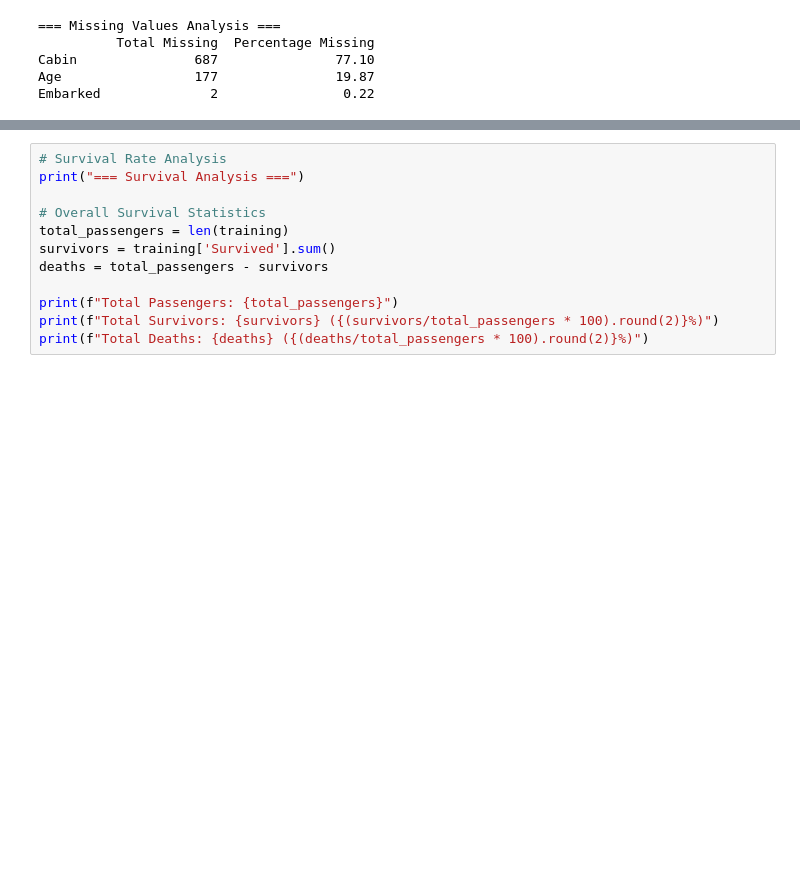
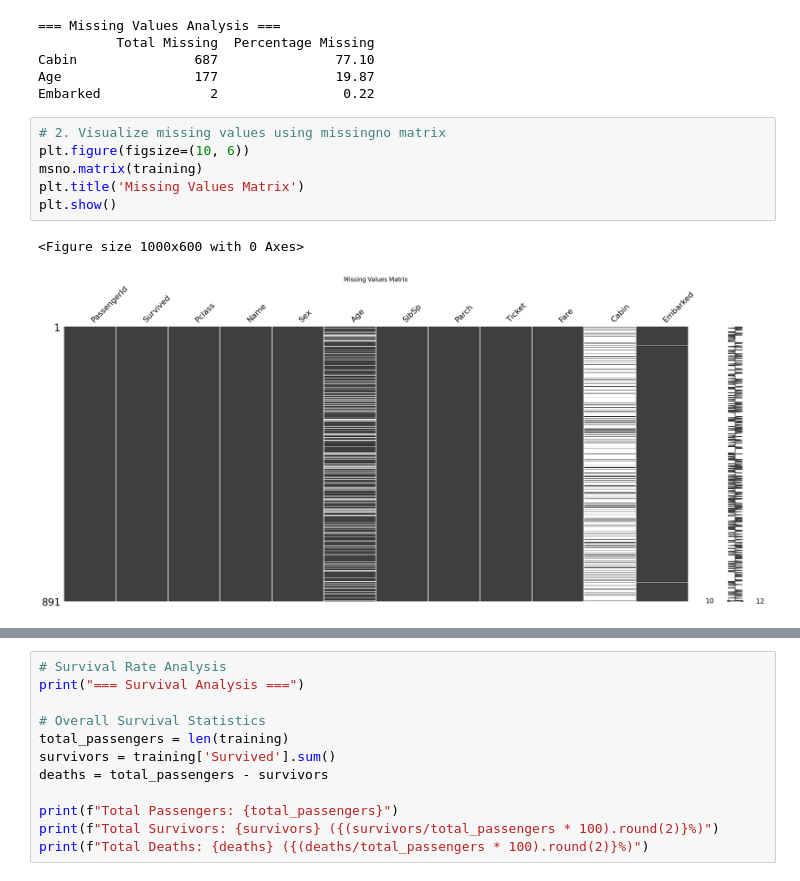
Before and after one commit to nkdes/kaggle, a Jupyter notebook: titanic/titanic-analysis.ipynb, the cells around one changed output, grey strips where cells are left out. Saved outputs shown, nothing was run; the diff lists cells and outputs as text; blank space fills up the shorter version.

```diff
--- a/titanic/titanic-analysis.ipynb
+++ b/titanic/titanic-analysis.ipynb
@@ -260,3 +268,12 @@ print(missing_data[missing_data['Total Missing'] > 0].sort_values('Percentage Mi
 Cabin               687               77.10
 Age                 177               19.87
 Embarked              2                0.22
+# %%
+# 2. Visualize missing values using missingno matrix
+plt.figure(figsize=(10, 6))
+msno.matrix(training)
+plt.title('Missing Values Matrix')
+plt.show()
+# %% [output]
+<Figure size 1000x600 with 0 Axes>
+[figure, added]
```
Also changed, not shown: parts of 111 cells of this notebook, 3 other files.
